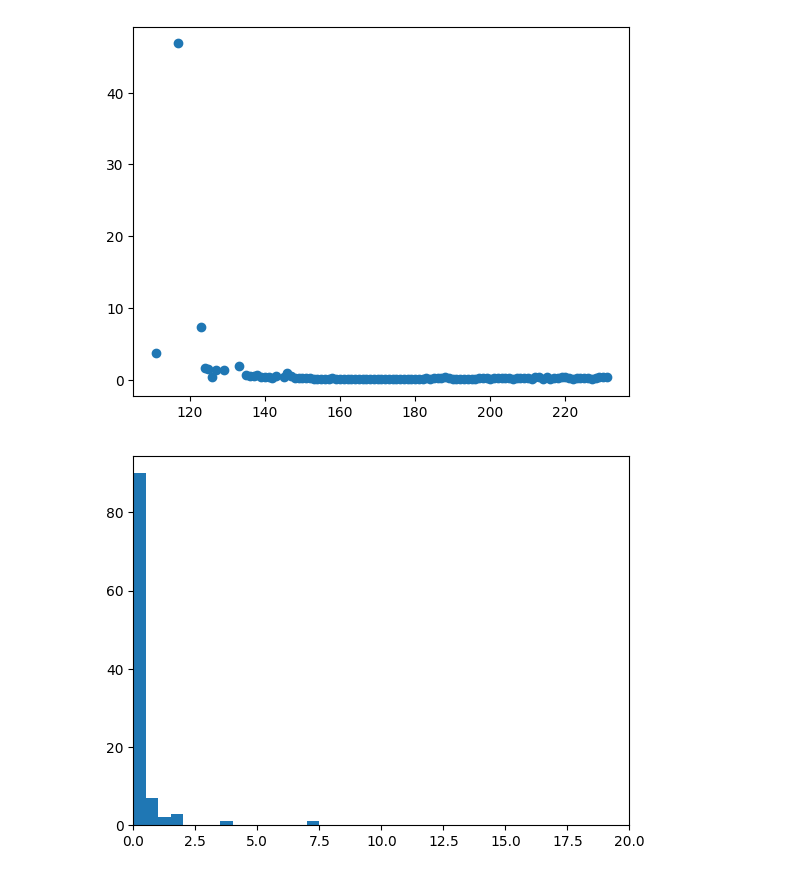
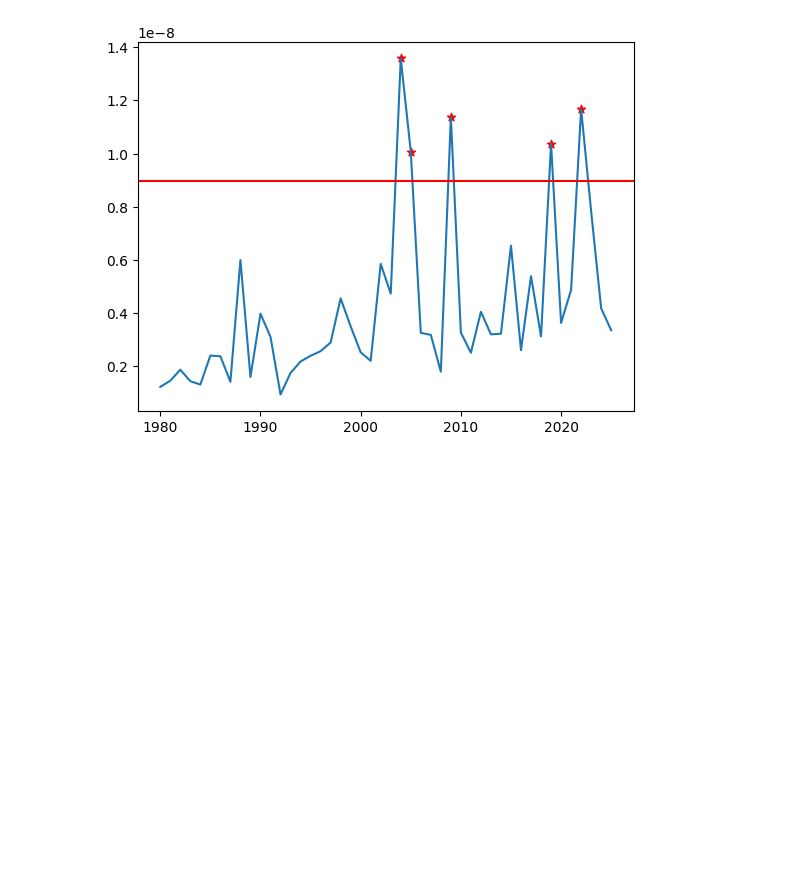
Before and after one commit to clairevwilson/PEBSI, a Jupyter notebook: ddf_proj.ipynb, the cells around one changed output. Saved outputs shown, nothing was run; the diff lists cells and outputs as text; code cells hidden in the pictures; blank space fills up the shorter version.

```diff
--- a/ddf_proj.ipynb
+++ b/ddf_proj.ipynb
@@ -7,44 +10,0 @@ base_fp = '/trace/group/rounce/cvwilson/Output/'
-# %%
-site = 'B'
-ds = xr.open_dataset(base_fp + f'/08_01_{site}_0/grid_08_01_set73_run0_0.nc')
-ds = ds.sel(time=pd.date_range('2024-04-01','2024-08-18',freq='h'))
-
-def compute_daily_pdd_factor(ds):
-    """
-    Compute daily Positive Degree Day (PDD) factor from hourly temperature and melt data.
-
-    Parameters:
-        df (pd.DataFrame): DataFrame with hourly data.
-    Returns:
-        pd.DataFrame: Daily PDD factor with columns ['date', 'daily_melt', 'positive_temp_sum', 'pdd_factor']
-    """
-
-    # Clip temperature to positive values
-    positive_temp = ds['airtemp'].clip(min=0)
-
-    # Resample to daily
-    daily_melt = ds['melt'].resample({'time': '1D'}).sum() * 1000
-    daily_positive_temp = positive_temp.resample({'time': '1D'}).sum()
-
-    # Compute PDD factor
-    pdd_factor = daily_melt / daily_positive_temp
-    pdd_factor = pdd_factor.where(np.isfinite(pdd_factor))  # mask inf/nan
-
-    # Return as new dataset
-    return xr.Dataset({
-        'daily_melt': daily_melt,
-        'positive_temp_sum': daily_positive_temp,
-        'pdd_factor': pdd_factor
-    })
-
-pdds = compute_daily_pdd_factor(ds)
-plt.scatter(pd.to_datetime(pdds['time'].values).day_of_year, pdds['pdd_factor'])
-plt.show()
-
-fig, ax = plt.subplots()
-ax.hist(pdds['pdd_factor'], bins=np.arange(0, 20, 0.5))
-ax.set_xlim(0, 20)
-plt.show()
-# %% [output]
-[figure, removed]
-[figure, removed]
@@ -50,0 +43,24 @@ plt.show()
+# %%
+ds = xr.open_dataset('../climate_data/MERRA2/BCDP002/MERRA2_BCDP002_gulkana_alltime.nc')
+ds2 = xr.open_dataset('../climate_data/MERRA2/BCWT002/MERRA2_BCWT002_gulkana_alltime.nc')
+ds['BCDP002'] = ds['BCDP002'] + ds2['BCWT002']
+# define time variables
+months = ds['time'].dt.month
+days = ds['time'].dt.day
+# create time mask from apr 1 to sep 30 (inclusive)
+mask = ((months > 3) & (months < 10)) | ((months == 4) & (days >= 1)) | ((months == 10) & (days == 1))
+ds_season = ds.where(mask, drop=True)
+annual_sums = ds_season.groupby('time.year').sum()
+plt.plot(annual_sums.year, annual_sums['BCDP002'].values)
+plt.axhline(np.quantile(annual_sums['BCDP002'].values, 0.90), c='r')
+
+threshold = np.quantile(annual_sums['BCDP002'].values, 0.90)
+base_idx = np.where(annual_sums['BCDP002'].values <= threshold)[0]
+fire_idx = np.where(annual_sums['BCDP002'].values > threshold)[0]
+plt.scatter(annual_sums.year.values[fire_idx], annual_sums['BCDP002'].values[fire_idx], color='red', marker='*')
+plt.show()
+
+fire_years = annual_sums.year.values[fire_idx]
+base_years = annual_sums.year.values[base_idx]
+# %% [output]
+[figure, added]
```
Also changed, not shown: parts of 10 cells of this notebook, 2 other files.
